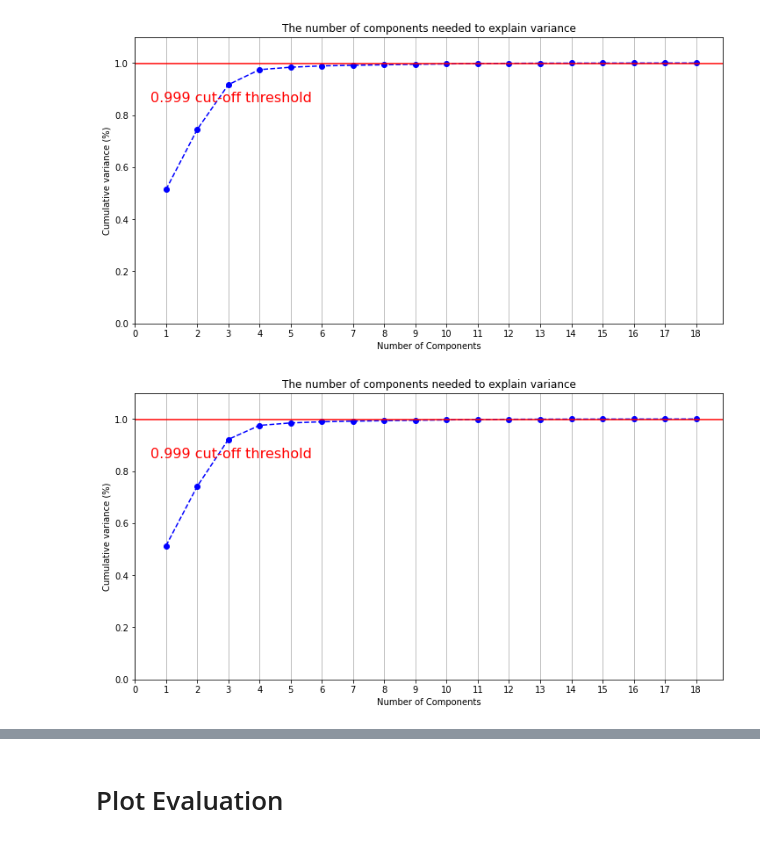
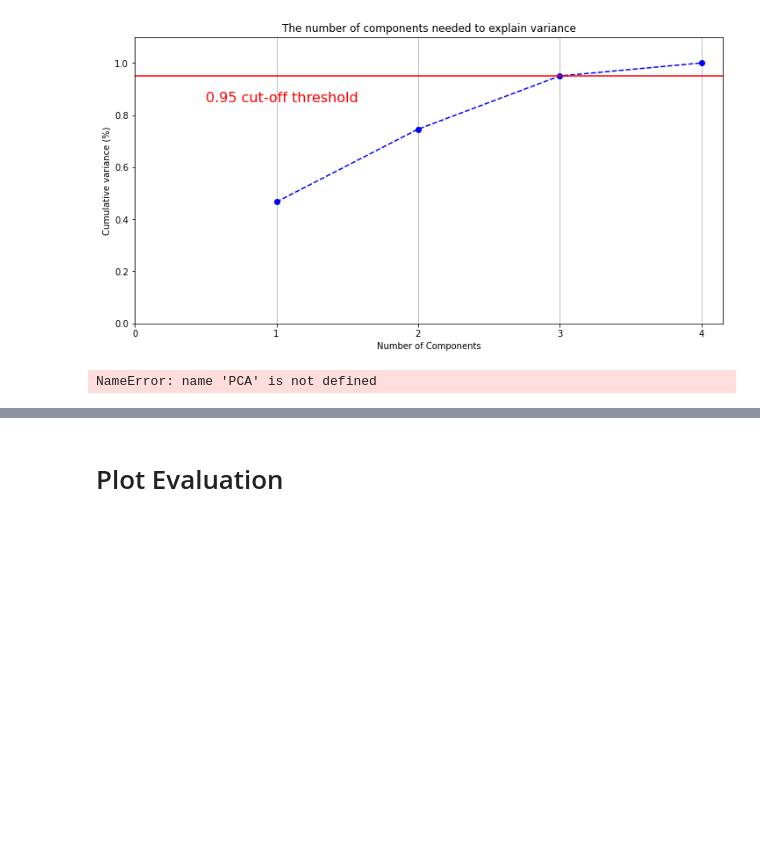
Before and after one commit to OliDeane/Sphere, a Jupyter notebook: deep_baseline.ipynb, the cells around one changed output, grey strips where cells are left out. Drawn from its saved outputs; the diff is of its cells as text; code cells hidden in the pictures; blank space fills up the shorter version.

Commit message:
Added PCA code and finalised graphing

```diff
--- a/deep_baseline.ipynb
+++ b/deep_baseline.ipynb
@@ -30,15 +30,16 @@ train_x, test_x, train_y, test_y = simple_impute(train_x, test_x, train_y, test_
 # %%
 # Try PCA
 from sklearn.preprocessing import MinMaxScaler
 # Scale data
 scaler = MinMaxScaler()
 train_x = scaler.fit_transform(train_x)
-train_x = pca_script.do_pca(train_x, variance = 0.999)
+train_x = pca_script.do_pca(train_x, variance = 0.95, show_plot=True)
+
 
 test_x = scaler.fit_transform(test_x)
-test_x = pca_script.do_pca(test_x, variance = 0.999)
+test_x = pca_script.do_pca(test_x, variance = 0.95, show_plot=False)
 # %% [output]
-[figure, old version]
+[figure, new version]
-[figure, removed]
+NameError: name 'PCA' is not defined
 # %%
 # define baseline model
```
Also changed, not shown: parts of 2 cells of this notebook, 7 other files.
